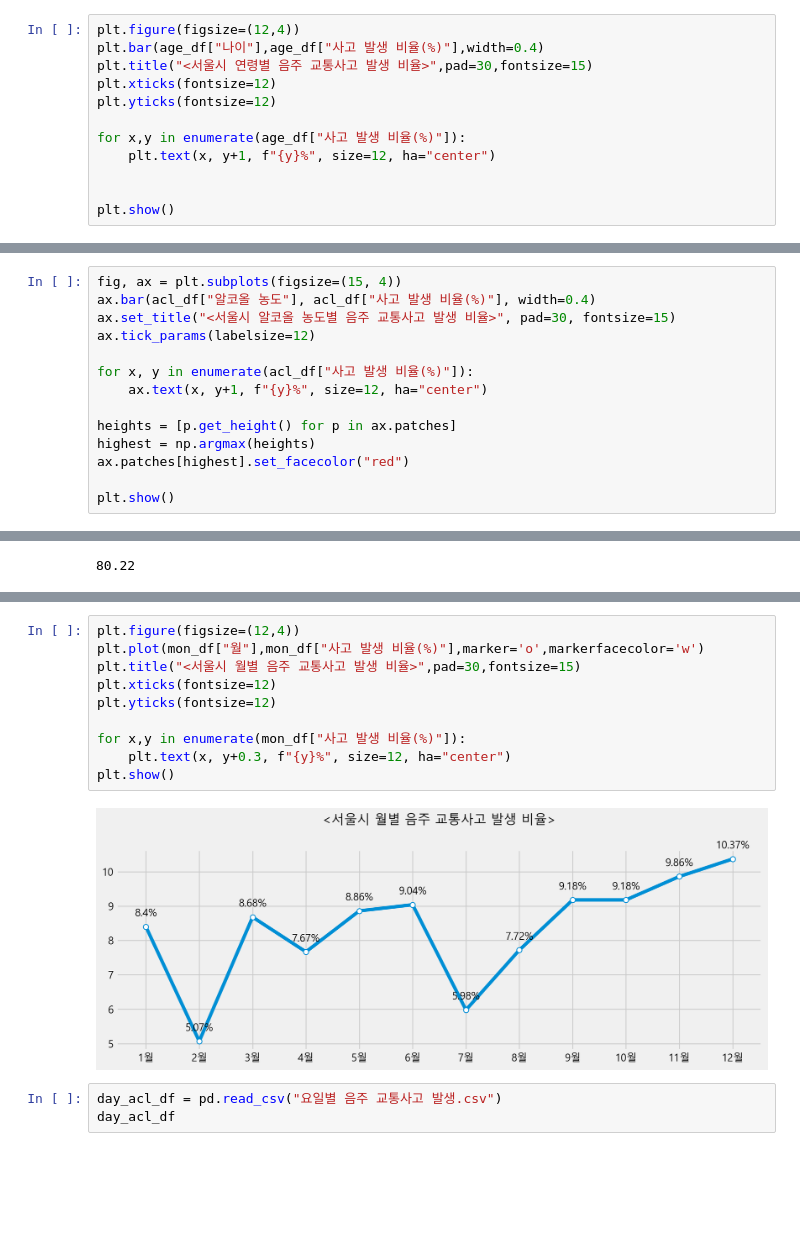
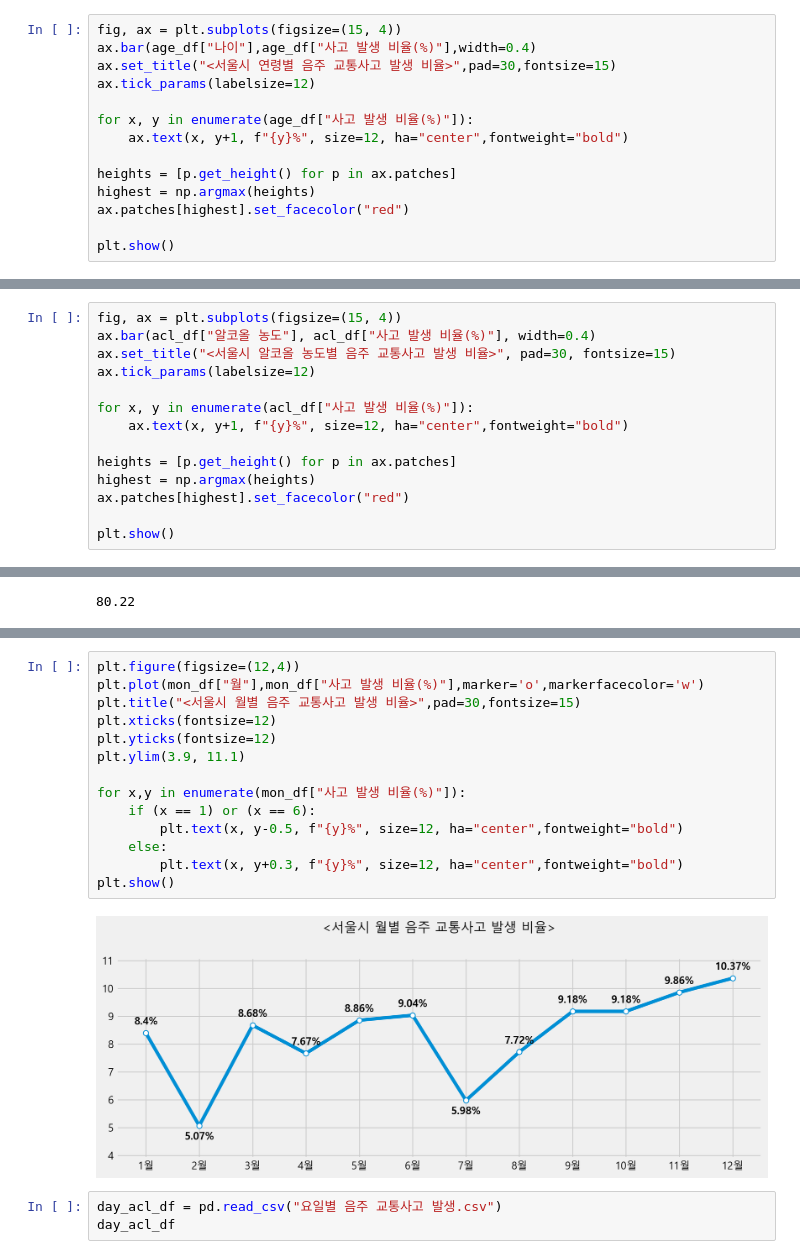
Before and after one commit to jeonprize/Accident, a Jupyter notebook: acl_accident.ipynb, the cells around one changed output, grey strips where cells are left out. Saved outputs shown, nothing was run; the diff lists cells and outputs as text; blank space fills up the shorter version.

```diff
--- a/acl_accident.ipynb
+++ b/acl_accident.ipynb
@@ -356,15 +356,17 @@ age_df
 | 4 | 50세 이상 | 267 | 2 | 465 | 12.19 |
 | 5 | 60세 이상 | 133 | 0 | 209 | 6.07 |
 # %%
-plt.figure(figsize=(12,4))
-plt.bar(age_df["나이"],age_df["사고 발생 비율(%)"],width=0.4)
-plt.title("<서울시 연령별 음주 교통사고 발생 비율>",pad=30,fontsize=15)
-plt.xticks(fontsize=12)
-plt.yticks(fontsize=12)
+fig, ax = plt.subplots(figsize=(15, 4))
+ax.bar(age_df["나이"],age_df["사고 발생 비율(%)"],width=0.4)
+ax.set_title("<서울시 연령별 음주 교통사고 발생 비율>",pad=30,fontsize=15)
+ax.tick_params(labelsize=12)
 
-for x,y in enumerate(age_df["사고 발생 비율(%)"]):
-    plt.text(x, y+1, f"{y}%", size=12, ha="center")
+for x, y in enumerate(age_df["사고 발생 비율(%)"]):
+    ax.text(x, y+1, f"{y}%", size=12, ha="center",fontweight="bold")
 
+heights = [p.get_height() for p in ax.patches]
+highest = np.argmax(heights)
+ax.patches[highest].set_facecolor("red")
 
 plt.show()
 # %% [output]
@@ -406,7 +408,7 @@ ax.set_title("<서울시 알코올 농도별 음주 교통사고 발생 비율>"
 ax.tick_params(labelsize=12)
 
 for x, y in enumerate(acl_df["사고 발생 비율(%)"]):
-    ax.text(x, y+1, f"{y}%", size=12, ha="center")
+    ax.text(x, y+1, f"{y}%", size=12, ha="center",fontweight="bold")
 
 heights = [p.get_height() for p in ax.patches]
 highest = np.argmax(heights)
@@ -458,15 +446,19 @@ mon_df
 # %%
 plt.figure(figsize=(12,4))
 plt.plot(mon_df["월"],mon_df["사고 발생 비율(%)"],marker='o',markerfacecolor='w')
 plt.title("<서울시 월별 음주 교통사고 발생 비율>",pad=30,fontsize=15)
 plt.xticks(fontsize=12)
 plt.yticks(fontsize=12)
+plt.ylim(3.9, 11.1)
 
 for x,y in enumerate(mon_df["사고 발생 비율(%)"]):
-    plt.text(x, y+0.3, f"{y}%", size=12, ha="center")
+    if (x == 1) or (x == 6):
+        plt.text(x, y-0.5, f"{y}%", size=12, ha="center",fontweight="bold")
+    else:
+        plt.text(x, y+0.3, f"{y}%", size=12, ha="center",fontweight="bold")
 plt.show()
 # %% [output]
-[figure, old version]
+[figure, new version]
 # %%
 day_acl_df = pd.read_csv("요일별 음주 교통사고 발생.csv")
 day_acl_df
```
Also changed, not shown: parts of 7 cells of this notebook.
